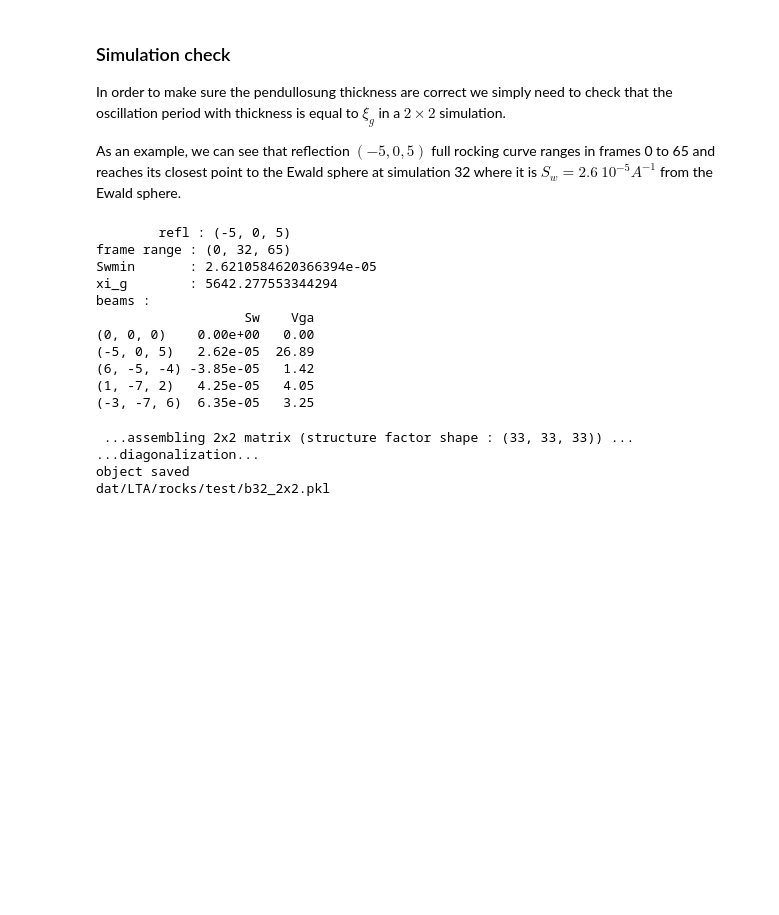
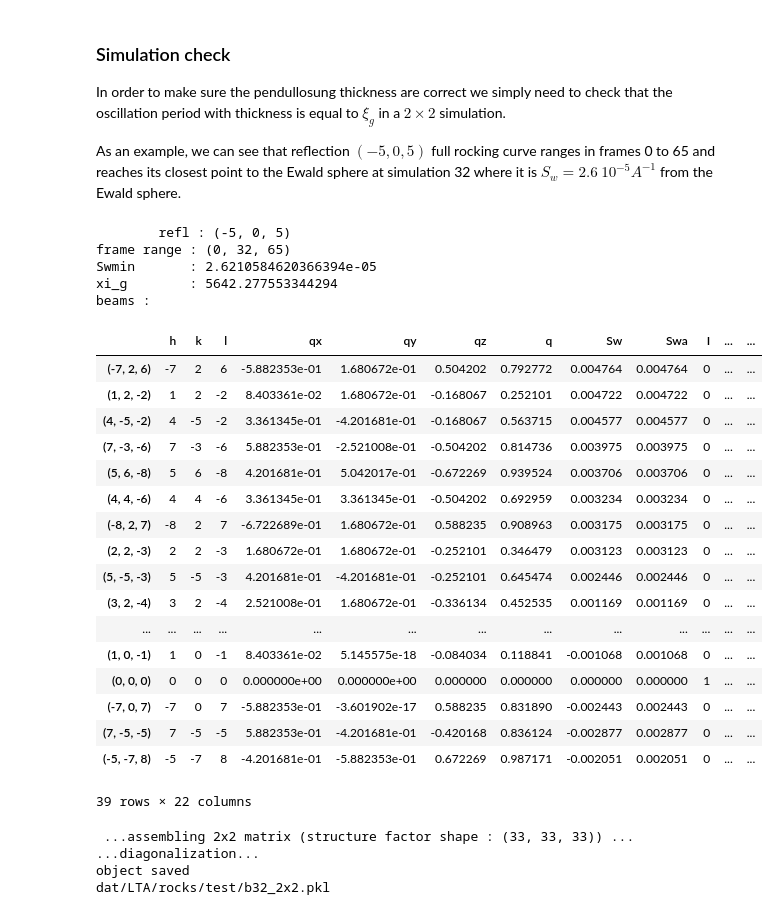
Before and after one commit to ccp4/ED_studies, a Jupyter notebook: bloch_kinematic/kin_vs_dyn.ipynb, the cells around one changed output. Drawn from its saved outputs; the diff is of its cells as text; code cells hidden in the pictures; blank space fills up the shorter version.

```diff
--- a/bloch_kinematic/kin_vs_dyn.ipynb
+++ b/bloch_kinematic/kin_vs_dyn.ipynb
@@ -448,29 +438,41 @@ As an example, we can see that reflection $(-5,0,5)$ full rocking curve ranges i
 # %%
 h0 = str((-5,0,5))
 r = rock.beams.loc[h0]
 print('\trefl : %s' %h0)
 print('frame range :',r.f_range)
 print('Swmin       :',r.Sw[r.f_range[1]])
 print('xi_g        :',np.real(df_Fhkl.loc[h0].xi_g))
 
 print('beams : ')
 b0 = rock.load(32)
 b0.df_G.sort_values('Swl')
-formats = {'Sw':'{:>7.2e}','Vga':'{:>6.2f}'}
-print(b0.df_G.sort_values('Swa')[['Sw','Vga']][:5].to_string(
-        formatters={k: v.format for k, v in formats.items()}))
+# formats = {'Sw':'{:>7.2e}','Vga':'{:>6.2f}'}
+# print(b0.df_G.sort_values('Swa')[['Sw','Vga']][:5].to_string(
+#         formatters={k: v.format for k, v in formats.items()}))
 # %% [output]
         refl : (-5, 0, 5)
 frame range : (0, 32, 65)
 Swmin       : 2.6210584620366394e-05
 xi_g        : 5642.277553344294
 beams :
-                   Sw    Vga
-(0, 0, 0)    0.00e+00   0.00
-(-5, 0, 5)   2.62e-05  26.89
-(6, -5, -4) -3.85e-05   1.42
-(1, -7, 2)   4.25e-05   4.05
-(-3, -7, 6)  6.35e-05   3.25
+|  | h | k | l | qx | qy | qz | q | Sw | Swa | I | ... | ... |
+| (-7, 2, 6) | -7 | 2 | 6 | -5.882353e-01 | 1.680672e-01 | 0.504202 | 0.792772 | 0.004764 | 0.004764 | 0 | ... | ... |
+| (1, 2, -2) | 1 | 2 | -2 | 8.403361e-02 | 1.680672e-01 | -0.168067 | 0.252101 | 0.004722 | 0.004722 | 0 | ... | ... |
+| (4, -5, -2) | 4 | -5 | -2 | 3.361345e-01 | -4.201681e-01 | -0.168067 | 0.563715 | 0.004577 | 0.004577 | 0 | ... | ... |
+| (7, -3, -6) | 7 | -3 | -6 | 5.882353e-01 | -2.521008e-01 | -0.504202 | 0.814736 | 0.003975 | 0.003975 | 0 | ... | ... |
+| (5, 6, -8) | 5 | 6 | -8 | 4.201681e-01 | 5.042017e-01 | -0.672269 | 0.939524 | 0.003706 | 0.003706 | 0 | ... | ... |
+| (4, 4, -6) | 4 | 4 | -6 | 3.361345e-01 | 3.361345e-01 | -0.504202 | 0.692959 | 0.003234 | 0.003234 | 0 | ... | ... |
+| (-8, 2, 7) | -8 | 2 | 7 | -6.722689e-01 | 1.680672e-01 | 0.588235 | 0.908963 | 0.003175 | 0.003175 | 0 | ... | ... |
+| (2, 2, -3) | 2 | 2 | -3 | 1.680672e-01 | 1.680672e-01 | -0.252101 | 0.346479 | 0.003123 | 0.003123 | 0 | ... | ... |
+| (5, -5, -3) | 5 | -5 | -3 | 4.201681e-01 | -4.201681e-01 | -0.252101 | 0.645474 | 0.002446 | 0.002446 | 0 | ... | ... |
+| (3, 2, -4) | 3 | 2 | -4 | 2.521008e-01 | 1.680672e-01 | -0.336134 | 0.452535 | 0.001169 | 0.001169 | 0 | ... | ... |
+| ... | ... | ... | ... | ... | ... | ... | ... | ... | ... | ... | ... | ... |
+| (1, 0, -1) | 1 | 0 | -1 | 8.403361e-02 | 5.145575e-18 | -0.084034 | 0.118841 | -0.001068 | 0.001068 | 0 | ... | ... |
+| (0, 0, 0) | 0 | 0 | 0 | 0.000000e+00 | 0.000000e+00 | 0.000000 | 0.000000 | 0.000000 | 0.000000 | 1 | ... | ... |
+| (-7, 0, 7) | -7 | 0 | 7 | -5.882353e-01 | -3.601902e-17 | 0.588235 | 0.831890 | -0.002443 | 0.002443 | 0 | ... | ... |
+| (7, -5, -5) | 7 | -5 | -5 | 5.882353e-01 | -4.201681e-01 | -0.420168 | 0.836124 | -0.002877 | 0.002877 | 0 | ... | ... |
+| (-5, -7, 8) | -5 | -7 | 8 | -4.201681e-01 | -5.882353e-01 | 0.672269 | 0.987171 | -0.002051 | 0.002051 | 0 | ... | ... |
+39 rows × 22 columns
 # %%
 import copy
 b0_2x2=copy.copy(b0)
```
Also changed, not shown: parts of 16 cells of this notebook.
